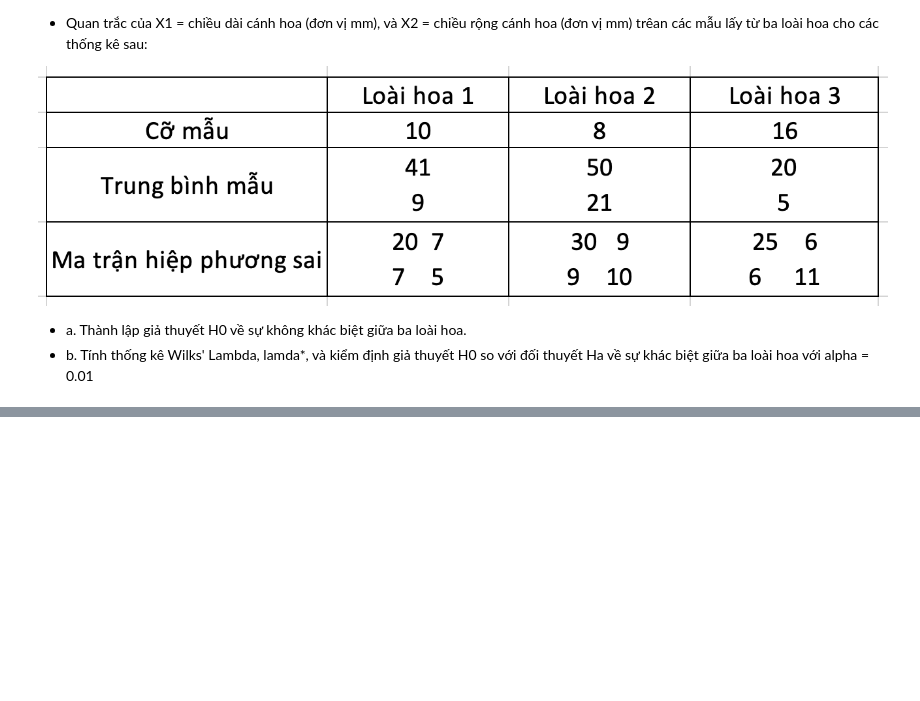
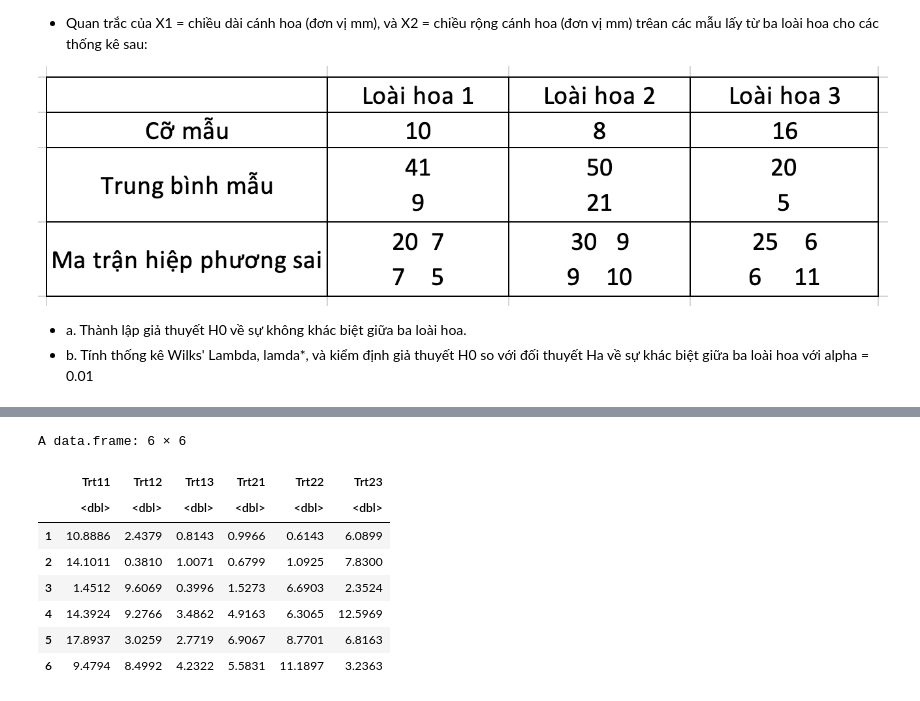
Before and after one commit to HoaPham119/Master, a Jupyter notebook: Thong_Ke_Nhieu_Chieu/PHAM_THI_HOA_BTVN_LAN6.ipynb, the cells around one changed output, grey strips where cells are left out. Drawn from its saved outputs; the diff is of its cells as text; code cells hidden in the pictures; blank space fills up the shorter version.

```diff
--- a/Thong_Ke_Nhieu_Chieu/PHAM_THI_HOA_BTVN_LAN6.ipynb
+++ b/Thong_Ke_Nhieu_Chieu/PHAM_THI_HOA_BTVN_LAN6.ipynb
@@ -126,10 +184,11 @@ A matrix: 2 x 2 of type dbl
 - b. Tính thống kê Wilks' Lambda, lamda*, và kiểm định giả thuyết H0 so với đối thuyết Ha về sự khác biệt giữa ba loài hoa với alpha = 0.01
 # %%
 # a. Bài toán MANOVA 1 nhân tố với:
-# n1 = 10
-# n2 = 8
-# n3 = 16
-n_vt = c(10, 8, 16)
 p = 2
 g = 3
-# l = 1,2,3
+n1 = 10
+n2 = 8
+n3 = 16
+n_vt = c(n1, n2, n3)
+n = sum(n_vt)
+n
@@ -180,0 +306,9 @@ A matrix: 2 x 5 of type dbl
+# %%
+# Với p = 2, g = 3. Ta có giá trị thống kê của kiểm định là:
+T = ((1 - sqrt(lambda))/sqrt(lambda)) * ((n-g-1)/(g-1))
+T
+# Với alpha = 0.05
+alpha = 0.05
+gamma = 1 - alpha
+crit=qf(gamma,2*(g-1),2*(n-g-1))
+crit
@@ -180,0 +336,2 @@ A matrix: 2 x 5 of type dbl
+# %%
+base_path = getwd()
@@ -180,0 +372,15 @@ A matrix: 2 x 5 of type dbl
+# %%
+path = paste(base_path, "Data/data_exo_chap4/mobile_3d_tasktime_multi.csv", sep = "/")
+df=read.table(path, header = T, sep =",")
+df <- df[, c('Trt11', 'Trt12', 'Trt13', 'Trt21', 'Trt22', 'Trt23')]
+head(df)
+# %% [output]
+A data.frame: 6 × 6
+|  | Trt11 | Trt12 | Trt13 | Trt21 | Trt22 | Trt23 |
+|  | <dbl> | <dbl> | <dbl> | <dbl> | <dbl> | <dbl> |
+| 1 | 10.8886 | 2.4379 | 0.8143 | 0.9966 | 0.6143 | 6.0899 |
+| 2 | 14.1011 | 0.3810 | 1.0071 | 0.6799 | 1.0925 | 7.8300 |
+| 3 | 1.4512 | 9.6069 | 0.3996 | 1.5273 | 6.6903 | 2.3524 |
+| 4 | 14.3924 | 9.2766 | 3.4862 | 4.9163 | 6.3065 | 12.5969 |
+| 5 | 17.8937 | 3.0259 | 2.7719 | 6.9067 | 8.7701 | 6.8163 |
+| 6 | 9.4794 | 8.4992 | 4.2322 | 5.5831 | 11.1897 | 3.2363 |
```
Also changed, not shown: parts of 37 cells of this notebook, 27 other files.
